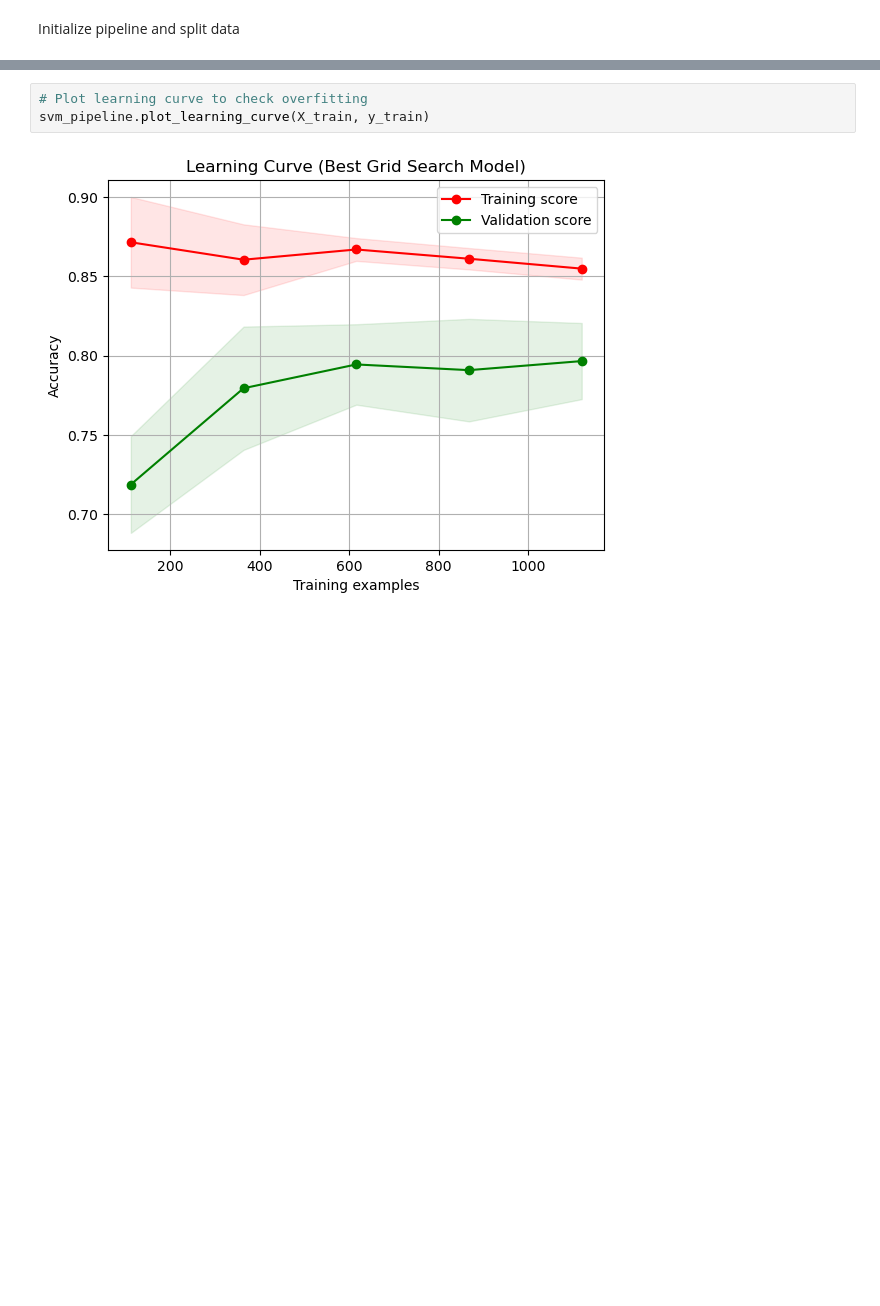
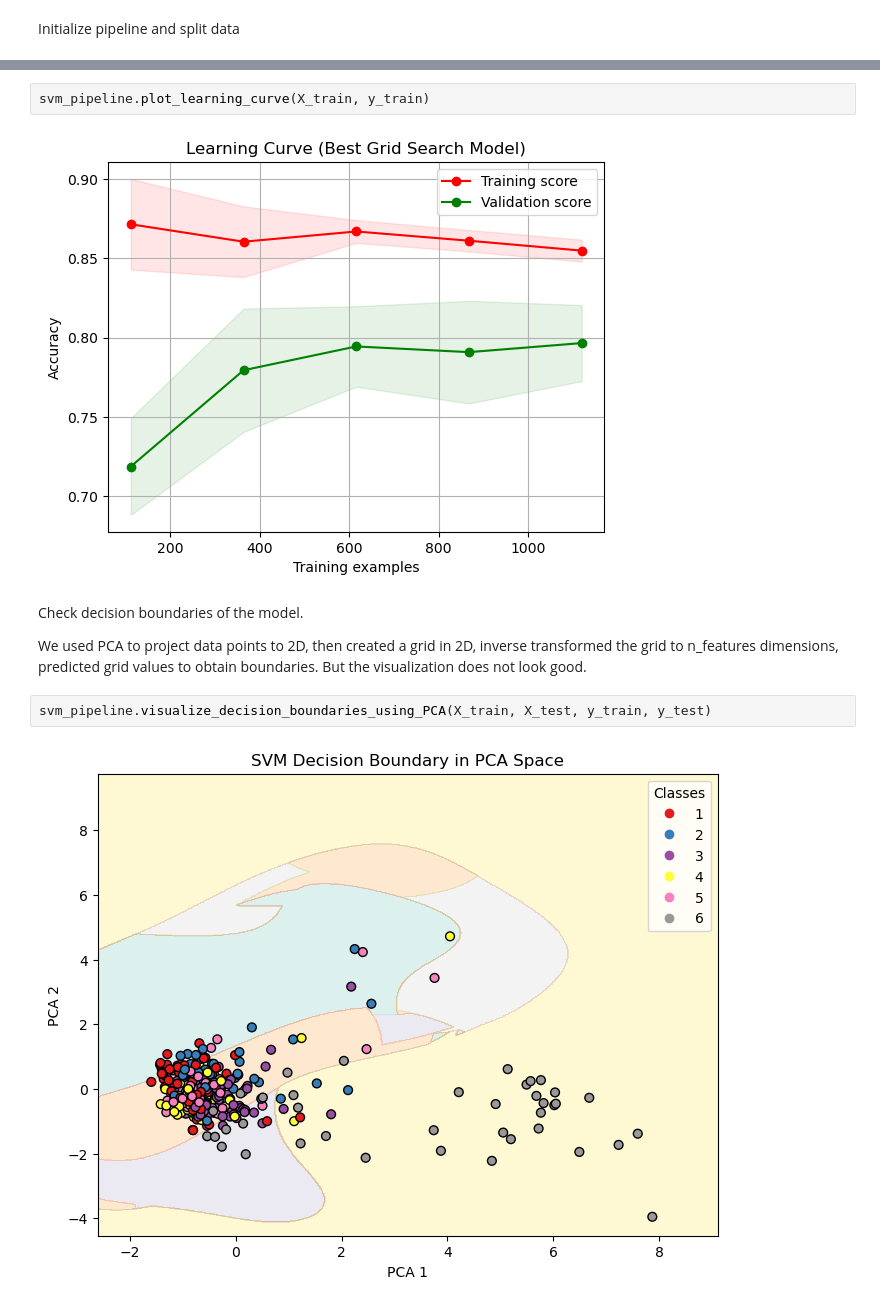
Before and after one commit to AybarsManav/Radar-Human-Activity-Classifier, a Jupyter notebook: main.ipynb, the cells around one changed output, grey strips where cells are left out. Cells and saved outputs as stored; diff of their text form; blank space fills up the shorter version.

```diff
--- a/main.ipynb
+++ b/main.ipynb
@@ -236,5 +170,12 @@ plt.show()
 # %%
-# Plot learning curve to check overfitting
 svm_pipeline.plot_learning_curve(X_train, y_train)
 # %% [output]
 [figure]
+# %% [markdown]
+Check decision boundaries of the model.
+
+We used PCA to project data points to 2D, then created a grid in 2D, inverse transformed the grid to n_features dimensions, predicted grid values to obtain boundaries. But the visualization does not look good.
+# %%
+svm_pipeline.visualize_decision_boundaries_using_PCA(X_train, X_test, y_train, y_test)
+# %% [output]
+[figure, added]
```
Also changed, not shown: parts of 19 cells of this notebook, 5 other files.
